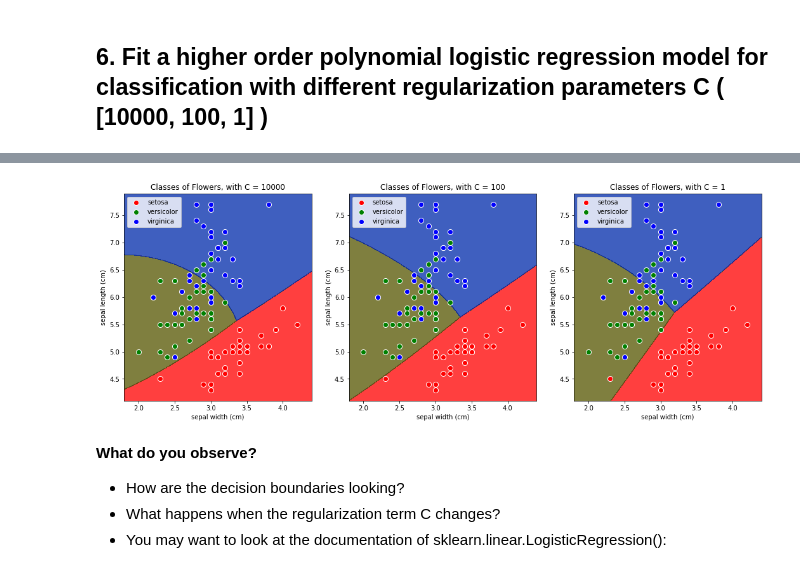
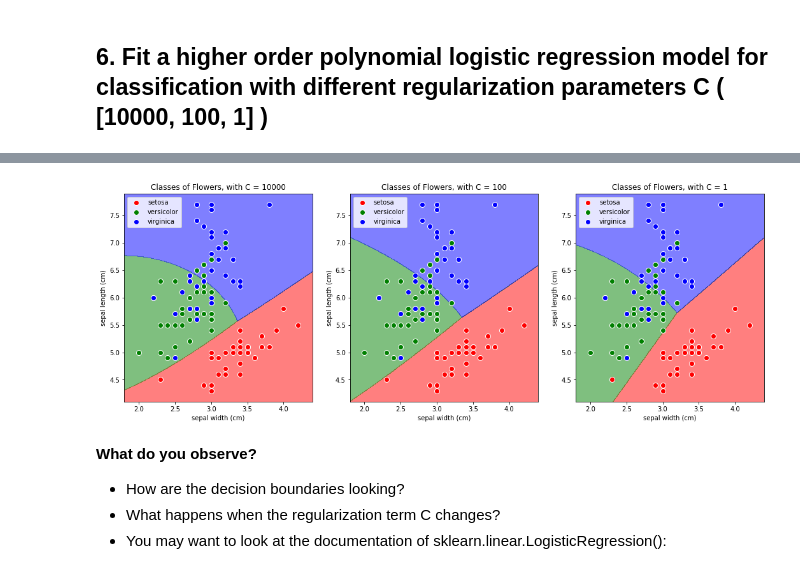
Before and after one commit to chksi/2019-CS109A, a Jupyter notebook: content/sections/section5/notebook/cs109a_section_5.ipynb, the cells around one changed output, grey strips where cells are left out. Cells and saved outputs as stored; diff of their text form; code cells hidden in the pictures.

```diff
--- a/content/sections/section5/notebook/cs109a_section_5.ipynb
+++ b/content/sections/section5/notebook/cs109a_section_5.ipynb
@@ -662,33 +662,33 @@ print(mpl.__version__)
 # %%
 f, ax = plt.subplots(1, 3, figsize=(6*3, 6))
 
 model_logistics =[]
 model_logistics_test_accs_scores =[]
 model_logistics_train_accs_scores =[]
 
 for test, C in enumerate([10000, 100, 1]):
     model_logistics.append(LogisticRegression(C=C).fit(X_train_poly_cst, y_train))
 
     y_pred_train = model_logistics[test].predict(X_train_poly_cst)
     y_pred_test = model_logistics[test].predict(X_test_poly_cst)
     model_logistics_train_accs_scores.append(accuracy_score(y_train, y_pred_train)*100)
     model_logistics_test_accs_scores.append(accuracy_score(y_test, y_pred_test)*100)
 
     Z = model_logistics[test].predict(X_mesh_poly)
     Z = Z.reshape(xx_1.shape)
 
-    ax[test].contourf(xx_1, xx_2, Z, alpha=0.5, colors=colors) #, levels=2)
-    ax[test].contourf(xx_1, xx_2, Z, alpha=0.5, colors=colors, levels=[-1,0,1,2,3])
+    ax[test].contourf(xx_1, xx_2, Z, alpha=0.5, colors=colors , levels=2)
+    #ax[test].contourf(xx_1, xx_2, Z, alpha=0.5, colors=colors, levels=[-1,0,1,2,3])
     plot_points(ax[test])
 
     ax[test].legend(loc='upper left', ncol=1)
     ax[test].set_title('Classes of Flowers, with C = '+ str(C))
     ax[test].set_ylabel('sepal length (cm)')
     ax[test].set_xlabel('sepal width (cm)')
 
 plt.show()
 # %% [output]
-[figure, old version]
+[figure, new version]
 # %% [markdown]
 **What do you observe?**
  - How are the decision boundaries looking?
```
Also changed, not shown: parts of 12 cells of this notebook, 2 other files.
